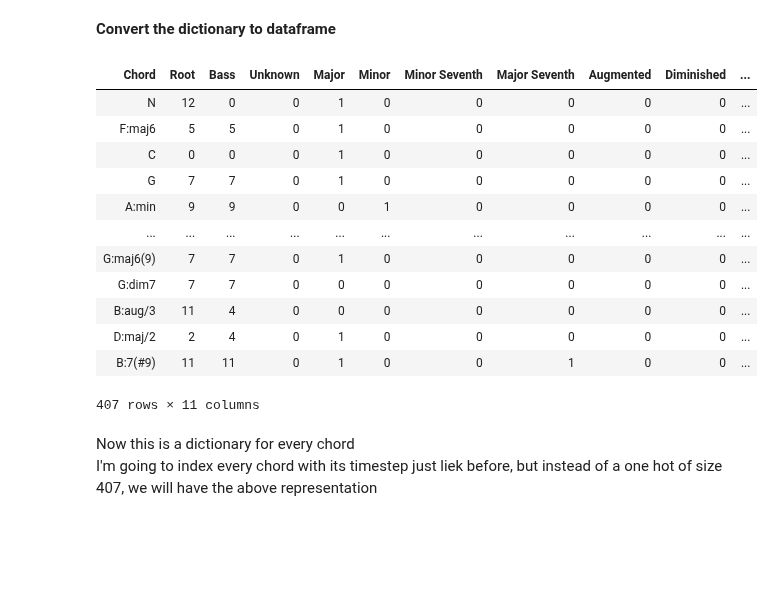
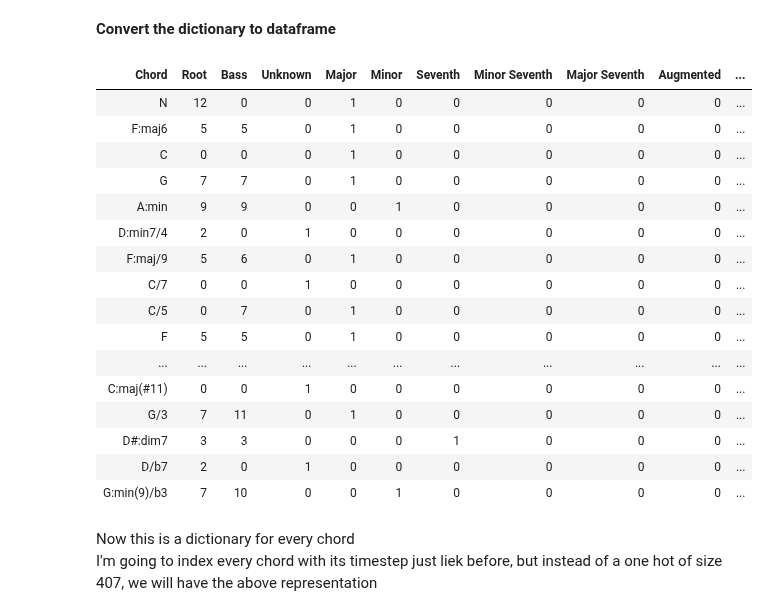
Before and after one commit to taslanidis/Audio-Chord-Recognition, a Jupyter notebook: Annotation_Mapping.ipynb, the cells around one changed output. Cells and saved outputs as stored; diff of their text form; code cells hidden in the pictures; blank space fills up the shorter version.

```diff
--- a/Annotation_Mapping.ipynb
+++ b/Annotation_Mapping.ipynb
@@ -248,29 +350,33 @@ def parse_chords(Chords, df):
             df['Ninth'].append(0)
         #print('-----')
 # %%
-df = pd.DataFrame(columns=('Root', 'Bass', 'Unknown', 'Major', 'Minor', 'Minor Seventh', 'Major Seventh', 'Augmented', 'Diminished', 'Ninth', 'Major Sixth'))
-representations = {'Root' : [], 'Bass' : [], 'Unknown' : [], 'Major' : [], 'Minor' : [], 'Minor Seventh' : [], 'Major Seventh' : [], 'Augmented' : [], 'Diminished' : [], 'Ninth' : [], 'Major Sixth' : []}
+df = pd.DataFrame(columns=('Root', 'Bass', 'Unknown', 'Major', 'Minor', 'Seventh', 'Minor Seventh', 'Major Seventh', 'Augmented', 'Diminished', 'Ninth', 'Major Sixth'))
+representations = {'Root' : [], 'Bass' : [], 'Unknown' : [], 'Major' : [], 'Minor' : [], 'Seventh' : [], 'Minor Seventh' : [], 'Major Seventh' : [], 'Augmented' : [], 'Diminished' : [], 'Ninth' : [], 'Major Sixth' : []}
 # %%
 parse_chords(Chords, representations)
 # %% [markdown]
 **Convert the dictionary to dataframe**
 # %%
 df = pd.DataFrame(data=representations, index=Chords).rename_axis('Chord', axis = 1)
-df
+df.iloc[0:30]
 # %% [output]
-| Chord | Root | Bass | Unknown | Major | Minor | Minor Seventh | Major Seventh | Augmented | Diminished | ... |
+| Chord | Root | Bass | Unknown | Major | Minor | Seventh | Minor Seventh | Major Seventh | Augmented | ... |
 | N | 12 | 0 | 0 | 1 | 0 | 0 | 0 | 0 | 0 | ... |
 | F:maj6 | 5 | 5 | 0 | 1 | 0 | 0 | 0 | 0 | 0 | ... |
 | C | 0 | 0 | 0 | 1 | 0 | 0 | 0 | 0 | 0 | ... |
 | G | 7 | 7 | 0 | 1 | 0 | 0 | 0 | 0 | 0 | ... |
 | A:min | 9 | 9 | 0 | 0 | 1 | 0 | 0 | 0 | 0 | ... |
+| D:min7/4 | 2 | 0 | 1 | 0 | 0 | 0 | 0 | 0 | 0 | ... |
+| F:maj/9 | 5 | 6 | 0 | 1 | 0 | 0 | 0 | 0 | 0 | ... |
+| C/7 | 0 | 0 | 1 | 0 | 0 | 0 | 0 | 0 | 0 | ... |
+| C/5 | 0 | 7 | 0 | 1 | 0 | 0 | 0 | 0 | 0 | ... |
+| F | 5 | 5 | 0 | 1 | 0 | 0 | 0 | 0 | 0 | ... |
 | ... | ... | ... | ... | ... | ... | ... | ... | ... | ... | ... |
-| G:maj6(9) | 7 | 7 | 0 | 1 | 0 | 0 | 0 | 0 | 0 | ... |
-| G:dim7 | 7 | 7 | 0 | 0 | 0 | 0 | 0 | 0 | 0 | ... |
-| B:aug/3 | 11 | 4 | 0 | 0 | 0 | 0 | 0 | 0 | 0 | ... |
-| D:maj/2 | 2 | 4 | 0 | 1 | 0 | 0 | 0 | 0 | 0 | ... |
-| B:7(#9) | 11 | 11 | 0 | 1 | 0 | 0 | 1 | 0 | 0 | ... |
+| C:maj(#11) | 0 | 0 | 1 | 0 | 0 | 0 | 0 | 0 | 0 | ... |
+| G/3 | 7 | 11 | 0 | 1 | 0 | 0 | 0 | 0 | 0 | ... |
+| D#:dim7 | 3 | 3 | 0 | 0 | 0 | 1 | 0 | 0 | 0 | ... |
+| D/b7 | 2 | 0 | 1 | 0 | 0 | 0 | 0 | 0 | 0 | ... |
+| G:min(9)/b3 | 7 | 10 | 0 | 0 | 1 | 0 | 0 | 0 | 0 | ... |
-407 rows × 11 columns
 # %% [markdown]
 Now this is a dictionary for every chord<br>
 I'm going to index every chord with its timestep just liek before, but instead of a one hot of size 407, we will have the above representation<br>
```
Also changed, not shown: parts of 28 cells of this notebook, 2 other files.
